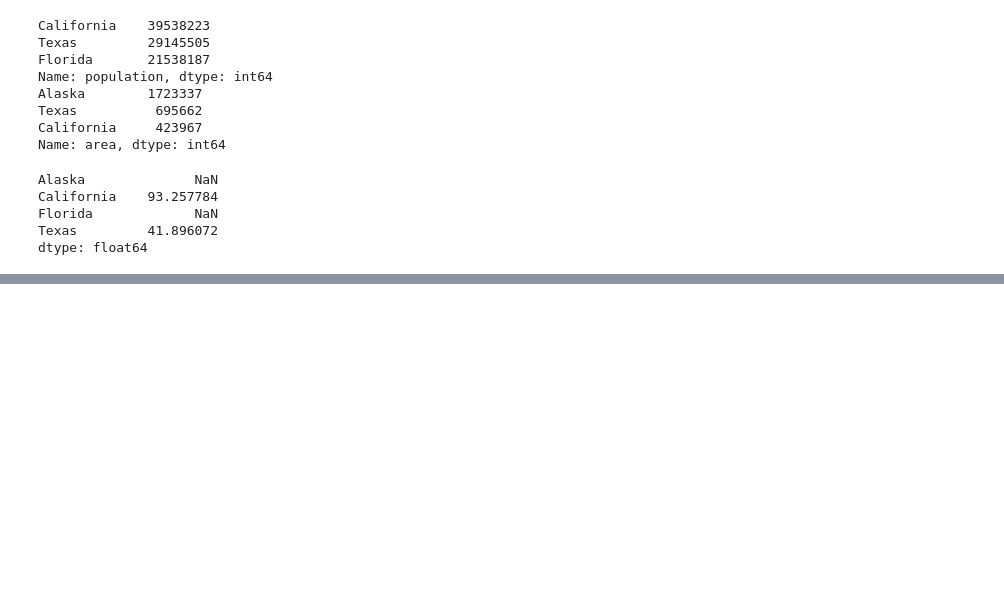
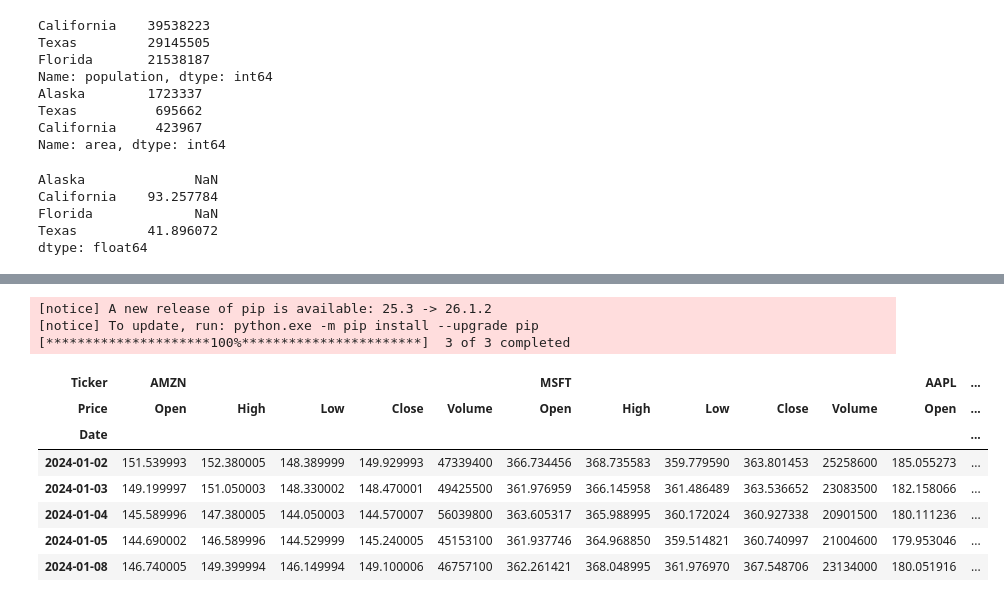
Before and after one commit to ntlong-NEU/Python4B, a Jupyter notebook: lect_07_Pandas.ipynb, the cells around one changed output, grey strips where cells are left out. Drawn from its saved outputs; the diff is of its cells as text; code cells hidden in the pictures; blank space fills up the shorter version.

```diff
--- a/lect_07_Pandas.ipynb
+++ b/lect_07_Pandas.ipynb
@@ -169,0 +483,24 @@ dtype: float64
+# %%
+import yfinance as yf
+
+#!pip install yfinance -q
+
+
+tickers = ['AAPL', 'MSFT', 'AMZN']
+start = "2024-01-01"
+end = pd.Timestamp("today").normalize()
+
+stock_data = yf.download(tickers, start=start, end=end, group_by='ticker')
+stock_data.head()
+# %% [output]
+[notice] A new release of pip is available: 25.3 -> 26.1.2
+[notice] To update, run: python.exe -m pip install --upgrade pip
+[*********************100%***********************]  3 of 3 completed
+| Ticker | AMZN |  |  |  |  | MSFT |  |  |  |  | AAPL | ... |
+| Price | Open | High | Low | Close | Volume | Open | High | Low | Close | Volume | Open | ... |
+| Date |  |  |  |  |  |  |  |  |  |  |  | ... |
+| 2024-01-02 | 151.539993 | 152.380005 | 148.389999 | 149.929993 | 47339400 | 366.734456 | 368.735583 | 359.779590 | 363.801453 | 25258600 | 185.055273 | ... |
+| 2024-01-03 | 149.199997 | 151.050003 | 148.330002 | 148.470001 | 49425500 | 361.976959 | 366.145958 | 361.486489 | 363.536652 | 23083500 | 182.158066 | ... |
+| 2024-01-04 | 145.589996 | 147.380005 | 144.050003 | 144.570007 | 56039800 | 363.605317 | 365.988995 | 360.172024 | 360.927338 | 20901500 | 180.111236 | ... |
+| 2024-01-05 | 144.690002 | 146.589996 | 144.529999 | 145.240005 | 45153100 | 361.937746 | 364.968850 | 359.514821 | 360.740997 | 21004600 | 179.953046 | ... |
+| 2024-01-08 | 146.740005 | 149.399994 | 146.149994 | 149.100006 | 46757100 | 362.261421 | 368.048995 | 361.976970 | 367.548706 | 23134000 | 180.051916 | ... |
```
Also changed, not shown: parts of 25 cells of this notebook.
